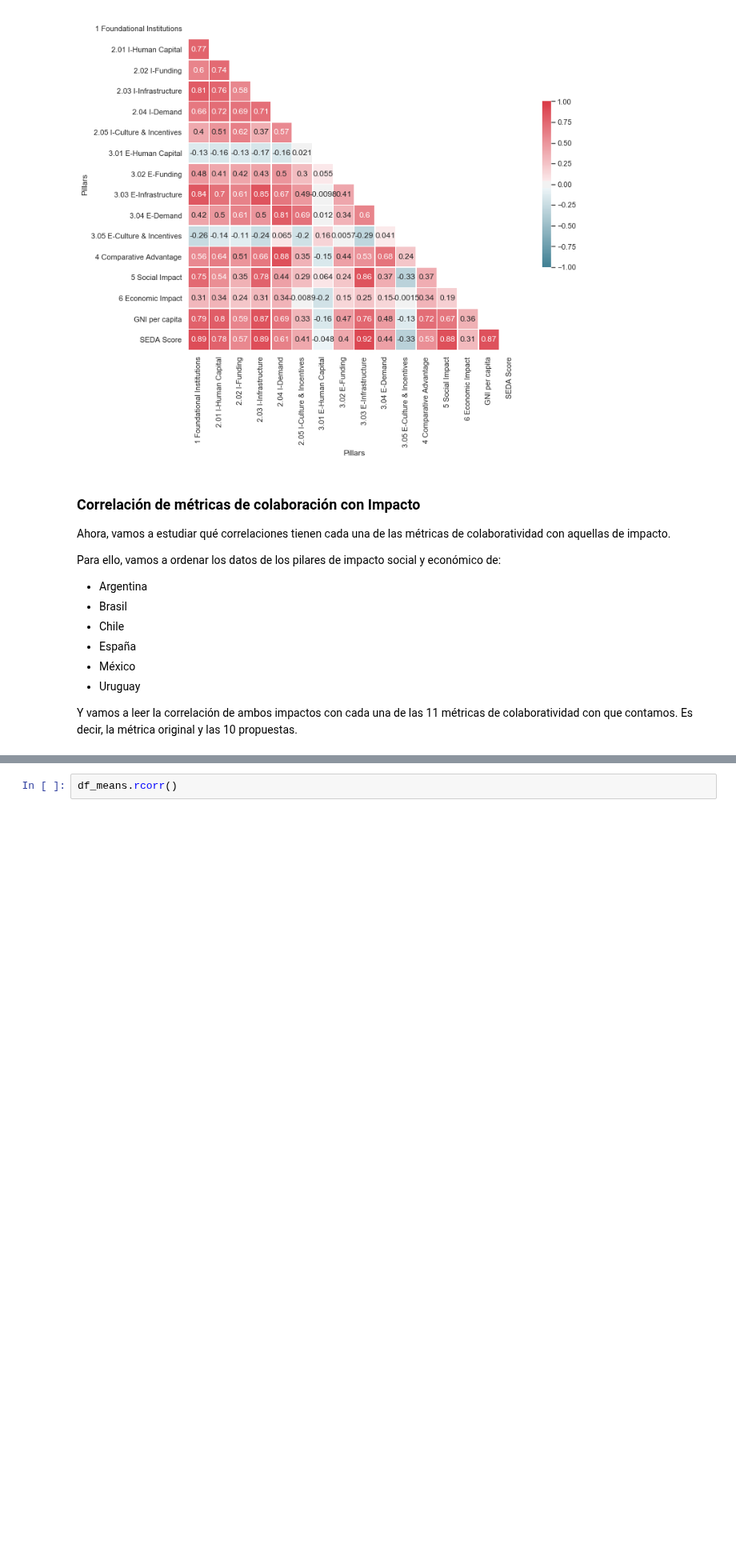
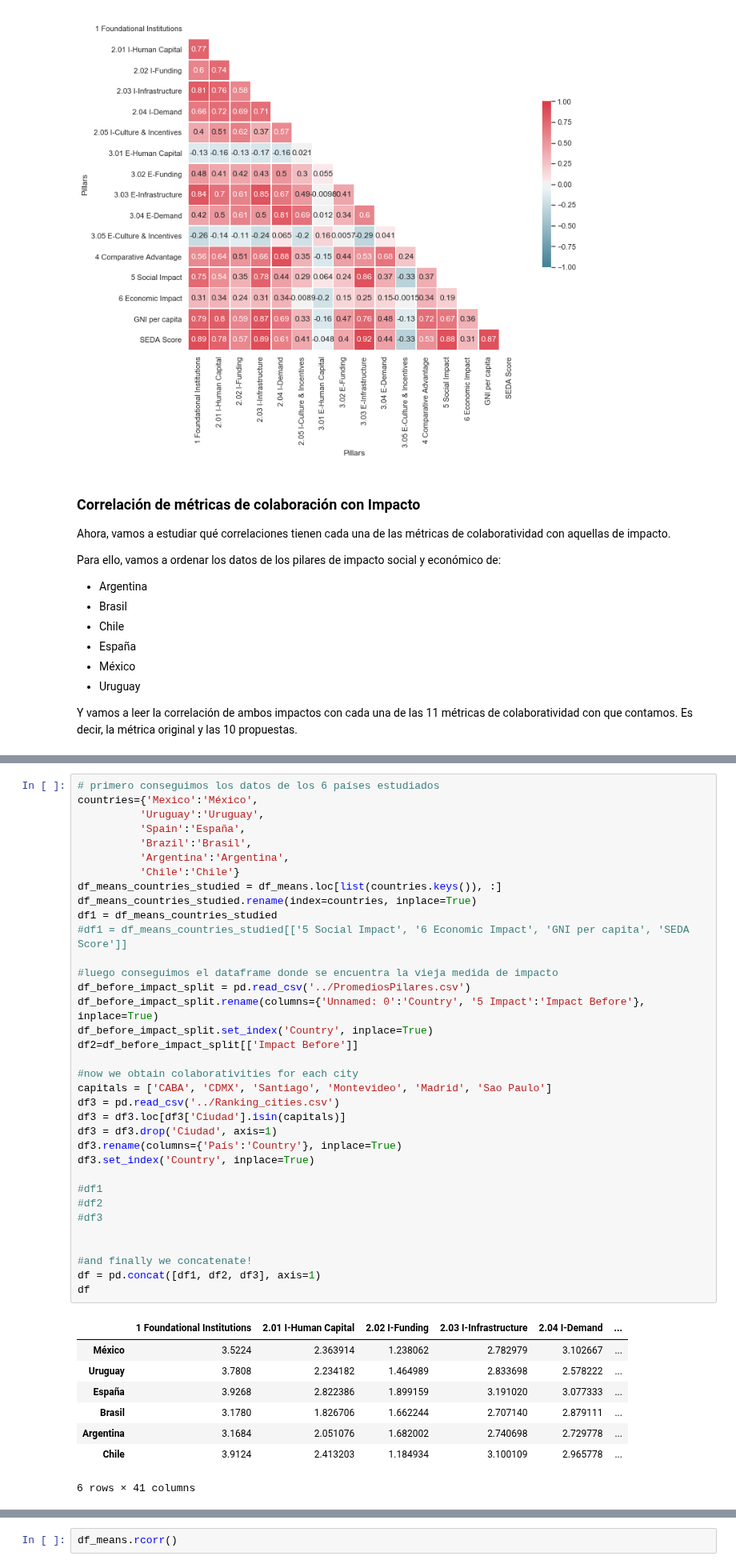
Before and after one commit to OlgaMMC/iGED_new_repo, a Jupyter notebook: Olga/GED_ieco_106_countries.ipynb, the cells around one changed output, grey strips where cells are left out. Shown at 80% size. Cells and saved outputs as stored; diff of their text form; blank space fills up the shorter version.

```diff
--- a/Olga/GED_ieco_106_countries.ipynb
+++ b/Olga/GED_ieco_106_countries.ipynb
@@ -336,0 +334,44 @@ df_means.to_csv('PromediosPilares_nuevo_ieco.csv')
+# %%
+# primero conseguimos los datos de los 6 países estudiados
+countries={'Mexico':'México',
+          'Uruguay':'Uruguay',
+          'Spain':'España',
+          'Brazil':'Brasil',
+          'Argentina':'Argentina',
+          'Chile':'Chile'}
+df_means_countries_studied = df_means.loc[list(countries.keys()), :]
+df_means_countries_studied.rename(index=countries, inplace=True)
+df1 = df_means_countries_studied
+#df1 = df_means_countries_studied[['5 Social Impact', '6 Economic Impact', 'GNI per capita', 'SEDA Score']]
+
+#luego conseguimos el dataframe donde se encuentra la vieja medida de impacto
+df_before_impact_split = pd.read_csv('../PromediosPilares.csv')
+df_before_impact_split.rename(columns={'Unnamed: 0':'Country', '5 Impact':'Impact Before'}, inplace=True)
+df_before_impact_split.set_index('Country', inplace=True)
+df2=df_before_impact_split[['Impact Before']]
+
+#now we obtain colaborativities for each city
+capitals = ['CABA', 'CDMX', 'Santiago', 'Montevideo', 'Madrid', 'Sao Paulo']
+df3 = pd.read_csv('../Ranking_cities.csv')
+df3 = df3.loc[df3['Ciudad'].isin(capitals)]
+df3 = df3.drop('Ciudad', axis=1)
+df3.rename(columns={'País':'Country'}, inplace=True)
+df3.set_index('Country', inplace=True)
+
+#df1
+#df2
+#df3
+
+
+#and finally we concatenate!
+df = pd.concat([df1, df2, df3], axis=1)
+df
+# %% [output]
+|  | 1 Foundational Institutions | 2.01 I-Human Capital | 2.02 I-Funding | 2.03 I-Infrastructure | 2.04 I-Demand | ... |
+| México | 3.5224 | 2.363914 | 1.238062 | 2.782979 | 3.102667 | ... |
+| Uruguay | 3.7808 | 2.234182 | 1.464989 | 2.833698 | 2.578222 | ... |
+| España | 3.9268 | 2.822386 | 1.899159 | 3.191020 | 3.077333 | ... |
+| Brasil | 3.1780 | 1.826706 | 1.662244 | 2.707140 | 2.879111 | ... |
+| Argentina | 3.1684 | 2.051076 | 1.682002 | 2.740698 | 2.729778 | ... |
+| Chile | 3.9124 | 2.413203 | 1.184934 | 3.100109 | 2.965778 | ... |
+6 rows × 41 columns
```
Also changed, not shown: parts of 24 cells of this notebook, 2 other files.
